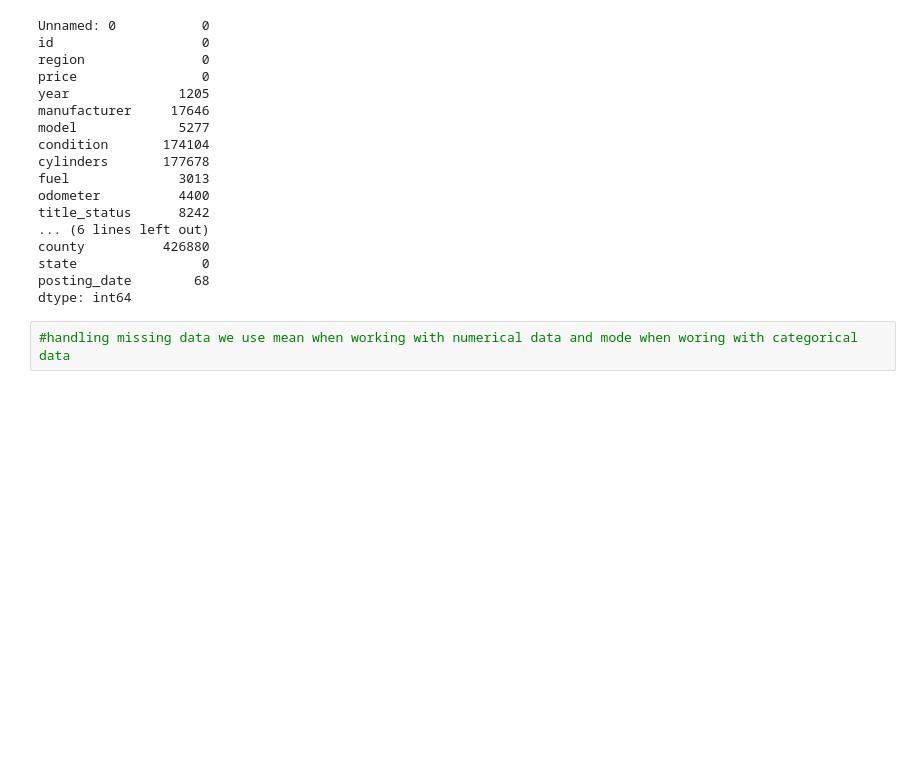
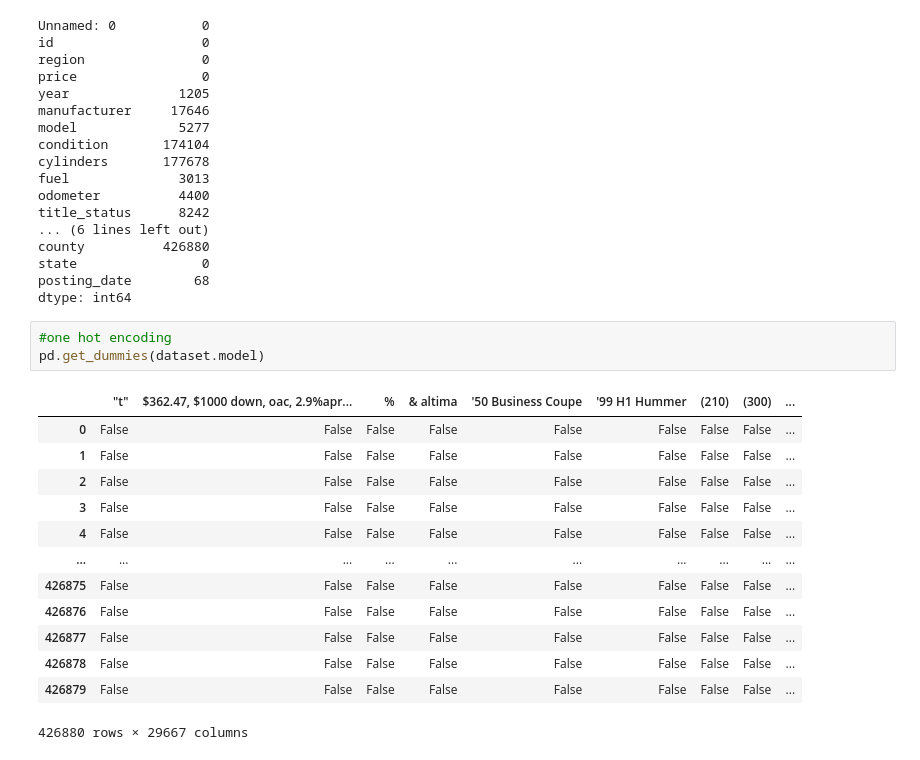
Before and after one commit to EliMuigo/Time_Series_Model, a Jupyter notebook: time-series-modelling.ipynb, the cells around one changed output. Drawn from its saved outputs; the diff is of its cells as text; blank space fills up the shorter version.

Commit message:
Kaggle Notebook | time series modelling | Version 7

```diff
--- a/time-series-modelling.ipynb
+++ b/time-series-modelling.ipynb
@@ -94,5 +125,20 @@ county          426880
 state                0
 posting_date        68
 dtype: int64
-# %%
-#handling missing data we use mean when working with numerical data and mode when woring with categorical data
+# %%
+#one hot encoding
+pd.get_dummies(dataset.model)
+# %% [output]
+|  | "t" | $362.47, $1000 down, oac, 2.9%apr... | % | & altima | '50 Business Coupe | '99 H1 Hummer | (210) | (300) | ... |
+| 0 | False | False | False | False | False | False | False | False | ... |
+| 1 | False | False | False | False | False | False | False | False | ... |
+| 2 | False | False | False | False | False | False | False | False | ... |
+| 3 | False | False | False | False | False | False | False | False | ... |
+| 4 | False | False | False | False | False | False | False | False | ... |
+| ... | ... | ... | ... | ... | ... | ... | ... | ... | ... |
+| 426875 | False | False | False | False | False | False | False | False | ... |
+| 426876 | False | False | False | False | False | False | False | False | ... |
+| 426877 | False | False | False | False | False | False | False | False | ... |
+| 426878 | False | False | False | False | False | False | False | False | ... |
+| 426879 | False | False | False | False | False | False | False | False | ... |
+426880 rows × 29667 columns
```
Also changed, not shown: parts of 6 cells of this notebook.
